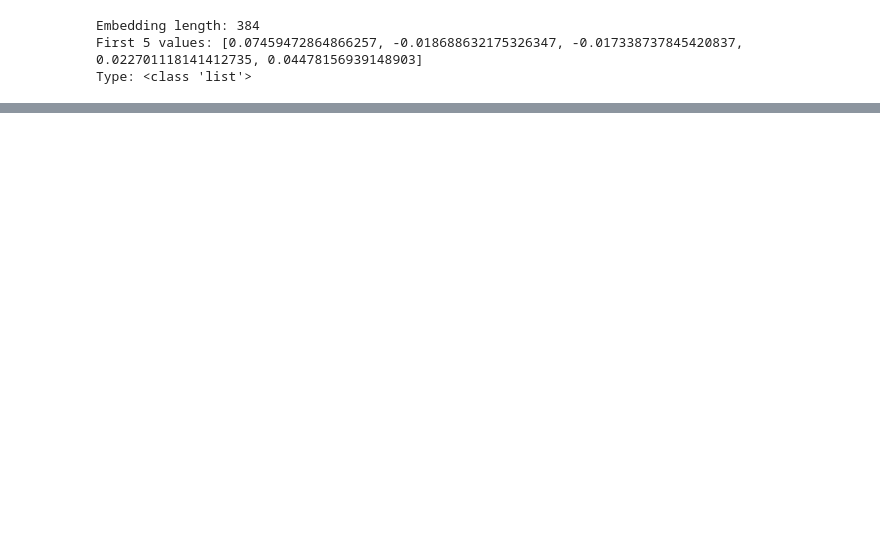
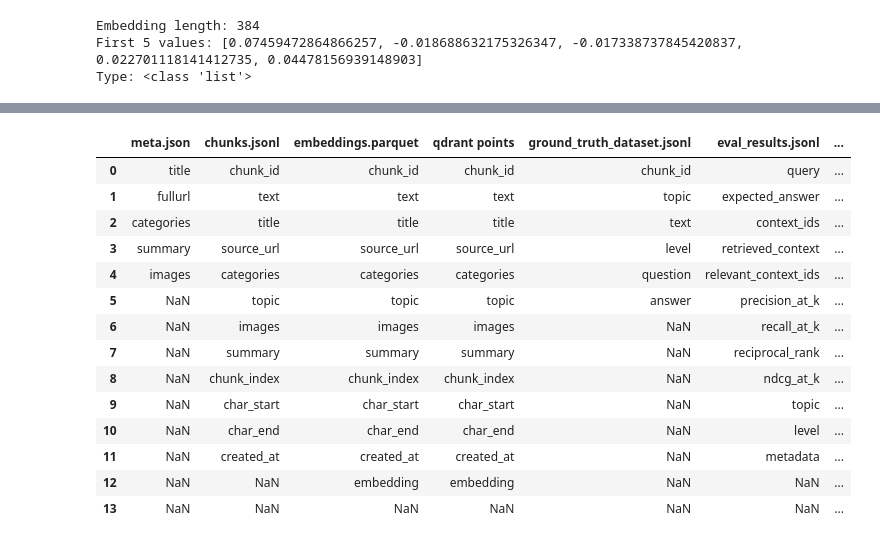
Before and after one commit to lkirch/ScienceSage, a Jupyter notebook: notebooks/sanity_check.ipynb, the cells around one changed output, grey strips where cells are left out. Drawn from its saved outputs; the diff is of its cells as text; code cells hidden in the pictures; blank space fills up the shorter version.

Commit message:
added sanity checks throughout the whole process

```diff
--- a/notebooks/sanity_check.ipynb
+++ b/notebooks/sanity_check.ipynb
@@ -153,0 +286,10 @@ Sample payload: {'uuid': '00897e37-be86-5dbc-be90-87ea43378d77', 'text': 'Surfac
+# %%
+feedback_path = "../data/feedback/feedback.jsonl"
+try:
+    with open(feedback_path, "r", encoding="utf-8") as f:
+        for i, line in enumerate(f):
+            print(json.loads(line))
+            if i >= 4:
+                break
+except FileNotFoundError:
+    print("feedback.jsonl not found.")
@@ -153,0 +304,72 @@ Sample payload: {'uuid': '00897e37-be86-5dbc-be90-87ea43378d77', 'text': 'Surfac
+# %%
+def get_jsonl_fields(path):
+    try:
+        with open(path, "r", encoding="utf-8") as f:
+            for line in f:
+                return list(json.loads(line).keys())
+    except Exception:
+        return []
+    return []
+# %%
+summary = {}
+
+# meta.json
+meta_files = list(Path("../data/raw").glob("*.meta.json"))
+if meta_files:
+    with open(meta_files[0], "r") as f:
+        summary["meta.json"] = list(json.load(f).keys())
+else:
+    summary["meta.json"] = []
+
+# chunks.jsonl
+summary["chunks.jsonl"] = get_jsonl_fields("../data/processed/chunks.jsonl")
+
+# embeddings.parquet
+embeddings_file = Path("../data/embeddings/embeddings.parquet")
+if embeddings_file.exists():
+    summary["embeddings.parquet"] = list(pd.read_parquet(embeddings_file, engine="pyarrow").columns)
+else:
+    summary["embeddings.parquet"] = []
+
+# qdrant points
+try:
+    qdrant = QdrantClient(url=QDRANT_URL)
+    points, _ = qdrant.scroll(collection_name=QDRANT_COLLECTION, limit=1, with_payload=True)
+    if points and hasattr(points[0], "payload"):
+        summary["qdrant points"] = list(points[0].payload.keys())
+    else:
+        summary["qdrant points"] = []
+except Exception:
+    summary["qdrant points"] = []
+
+# ground_truth_dataset.jsonl
+summary["ground_truth_dataset.jsonl"] = get_jsonl_fields("../data/ground_truth/ground_truth_dataset.jsonl")
+
+# eval_results.jsonl
+summary["eval_results.jsonl"] = get_jsonl_fields("../data/eval/eval_results.jsonl")
+
+# llm_eval.jsonl
+summary["llm_eval.jsonl"] = get_jsonl_fields("../data/eval/llm_eval.jsonl")
+
+# feedback.jsonl
+summary["feedback.jsonl"] = get_jsonl_fields("../data/feedback/feedback.jsonl")
+
+# Display as table
+df = pd.DataFrame(dict([(k, pd.Series(v)) for k, v in summary.items()]))
+display(df)
+# %% [output]
+|  | meta.json | chunks.jsonl | embeddings.parquet | qdrant points | ground_truth_dataset.jsonl | eval_results.jsonl | ... |
+| 0 | title | chunk_id | chunk_id | chunk_id | chunk_id | query | ... |
+| 1 | fullurl | text | text | text | topic | expected_answer | ... |
+| 2 | categories | title | title | title | text | context_ids | ... |
+| 3 | summary | source_url | source_url | source_url | level | retrieved_context | ... |
+| 4 | images | categories | categories | categories | question | relevant_context_ids | ... |
+| 5 | NaN | topic | topic | topic | answer | precision_at_k | ... |
+| 6 | NaN | images | images | images | NaN | recall_at_k | ... |
+| 7 | NaN | summary | summary | summary | NaN | reciprocal_rank | ... |
+| 8 | NaN | chunk_index | chunk_index | chunk_index | NaN | ndcg_at_k | ... |
+| 9 | NaN | char_start | char_start | char_start | NaN | topic | ... |
+| 10 | NaN | char_end | char_end | char_end | NaN | level | ... |
+| 11 | NaN | created_at | created_at | created_at | NaN | metadata | ... |
+| 12 | NaN | NaN | embedding | embedding | NaN | NaN | ... |
+| 13 | NaN | NaN | NaN | NaN | NaN | NaN | ... |
```
Also changed, not shown: parts of 33 cells of this notebook.
